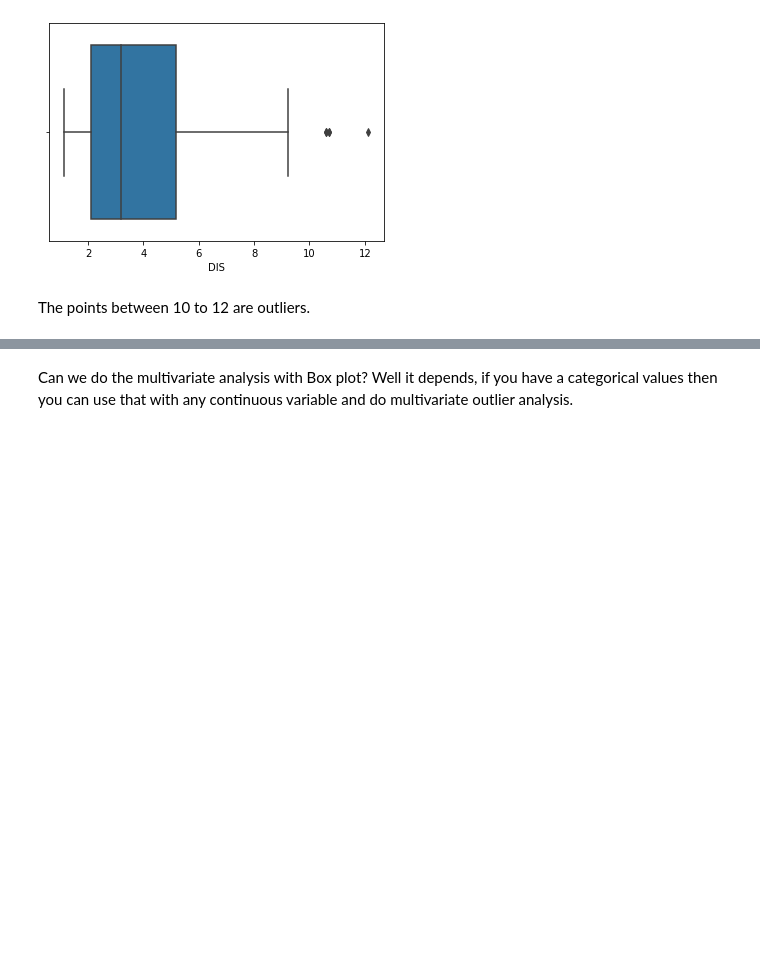
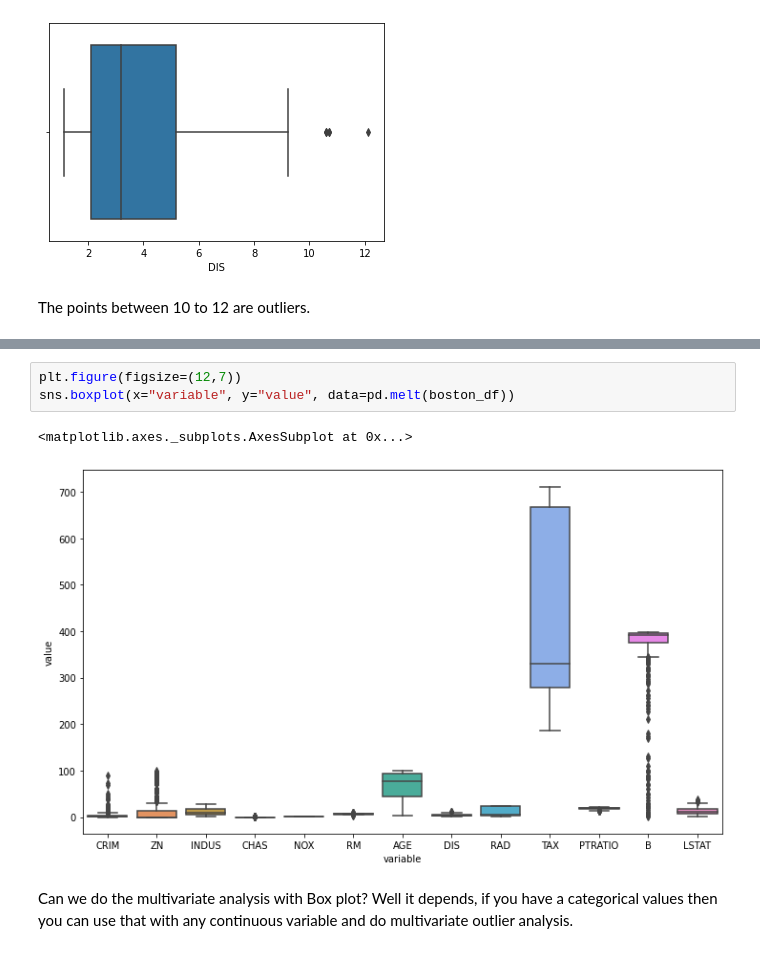
Before and after one commit to gabrielatrindade/ml-playground, a Jupyter notebook: outliers.ipynb, the cells around one changed output, grey strips where cells are left out. Drawn from its saved outputs; the diff is of its cells as text; blank space fills up the shorter version.

```diff
--- a/outliers.ipynb
+++ b/outliers.ipynb
@@ -54,3 +57,9 @@ The points between 10 to 12 are outliers.
+# %%
+plt.figure(figsize=(12,7))
+sns.boxplot(x="variable", y="value", data=pd.melt(boston_df))
+# %% [output]
+<matplotlib.axes._subplots.AxesSubplot at 0x...>
+[figure, added]
 # %% [markdown]
 Can we do the multivariate analysis with Box plot? Well it depends, if you have a categorical values then you can use that with any continuous variable and do multivariate outlier analysis.
 # %% [markdown]
```
Also changed, not shown: parts of 4 cells of this notebook.
